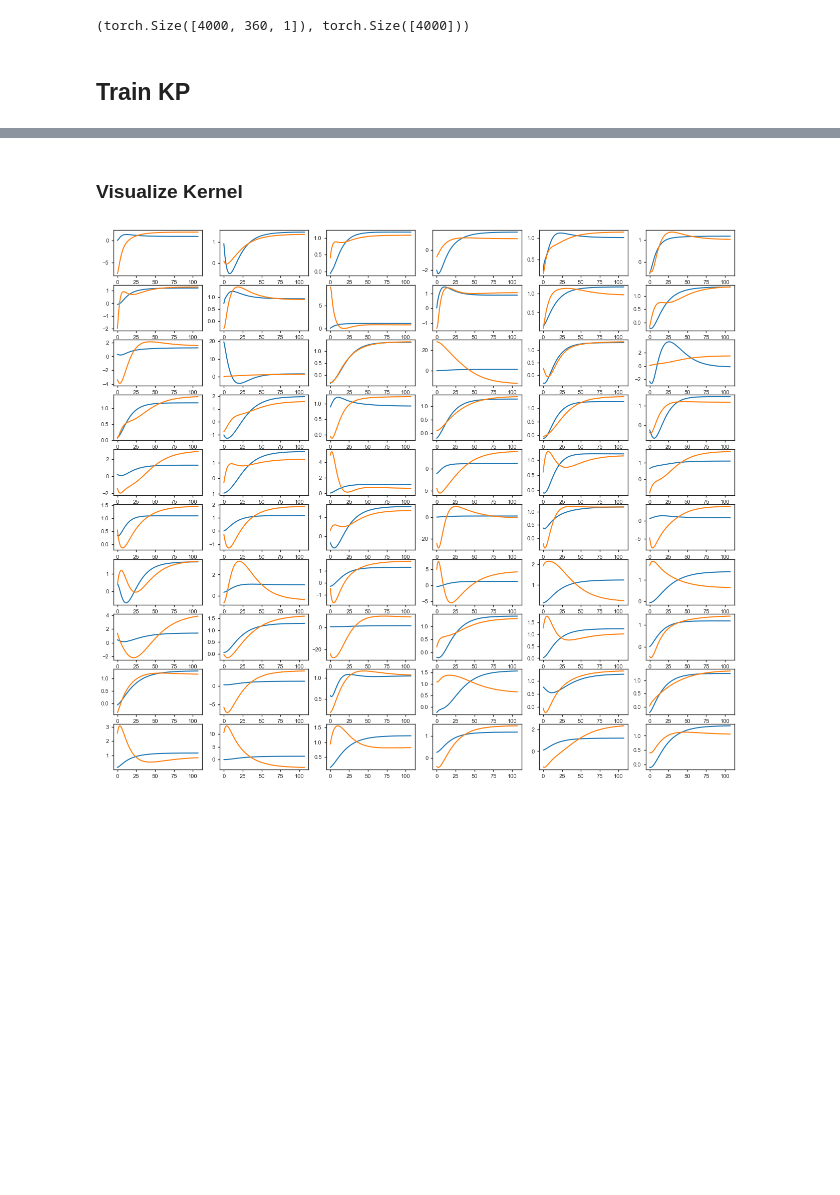
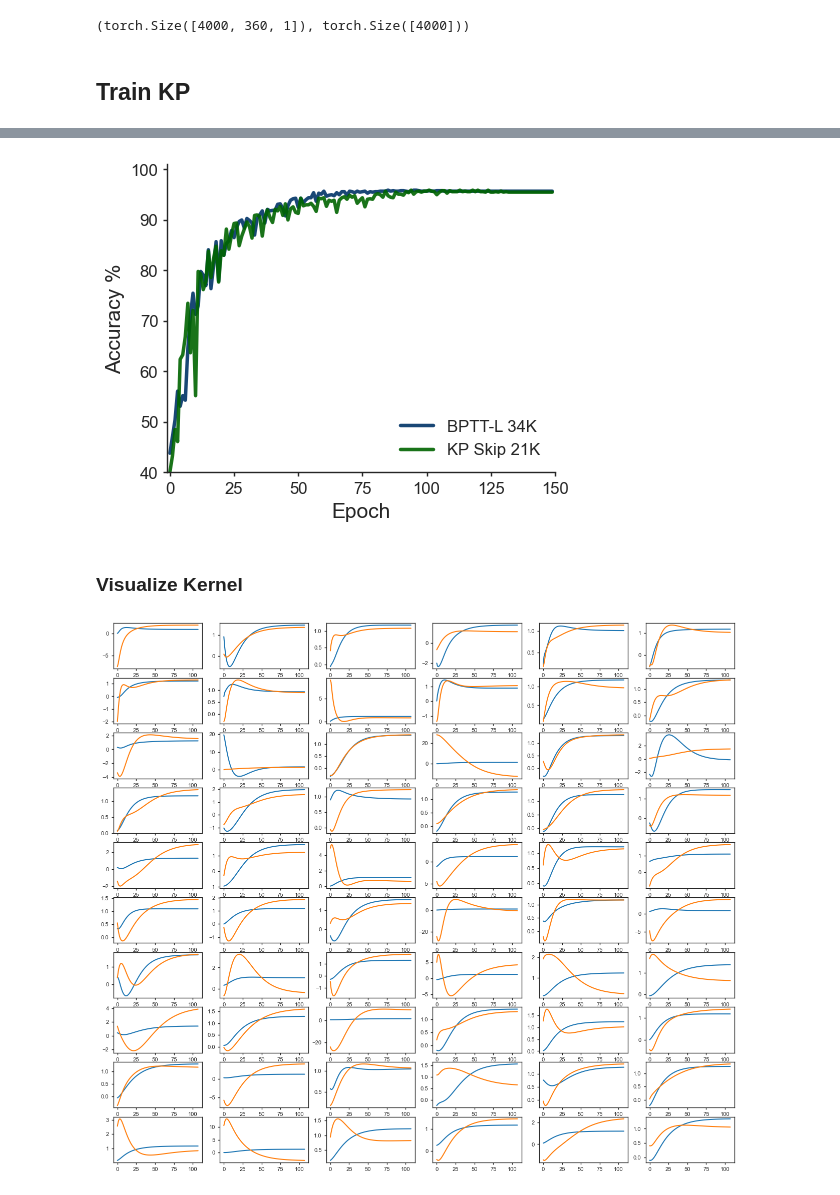
Before and after one commit to Baskin-LIU/Kernel-Propagation, a Jupyter notebook: Experiments/MNIST1D.ipynb, the cells around one changed output, grey strips where cells are left out. Drawn from its saved outputs; the diff is of its cells as text; code cells hidden in the pictures; blank space fills up the shorter version.

```diff
--- a/Experiments/MNIST1D.ipynb
+++ b/Experiments/MNIST1D.ipynb
@@ -253,3 +329,31 @@ plt.plot(loss_record)
+# %%
+### Large and Skip model ###
+fig, ax = plt.subplots(figsize=(5, 4))
+
+for group in ['Large', 'Skip']:
+  for method in ['BPTT', 'KP']:
+      record = All_record[group][method]
+      if method=='n_param' or len(record)==0:
+          continue
+      color, label = plot_config[group][method]
+      if group=='Large':
+          label = label + ' 34K'
+      else:
+          label = label + ' Skip 21K'
+      for re in record:
+          ax.plot(re['acc'], label=label, color=color, linewidth=2.5, alpha=0.9)
+
+ax.set_ylim(40, 101)
+ax.set_xlim(-1, 150)
+ax.set_xlabel('Epoch', fontsize = 15)
+ax.set_ylabel('Accuracy %', fontsize = 15)
+ax.spines['top'].set_visible(False)
+ax.spines['right'].set_visible(False)
+ax.tick_params(axis='both', which='major', labelsize=12)
+ax.legend(loc='lower right', fontsize = 12)
+plt.show()
+# %% [output]
+[figure, added]
 # %% [markdown]
 ### Visualize Kernel
 # %%
```
Also changed, not shown: parts of 17 cells of this notebook, 23 other files.
